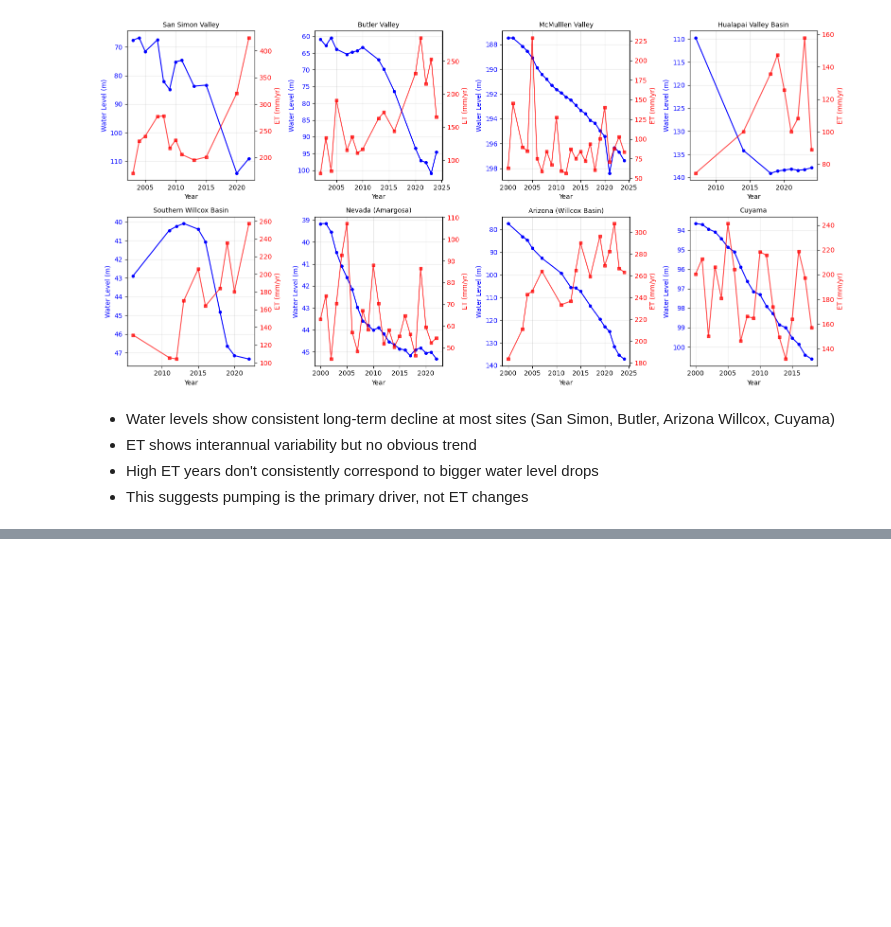
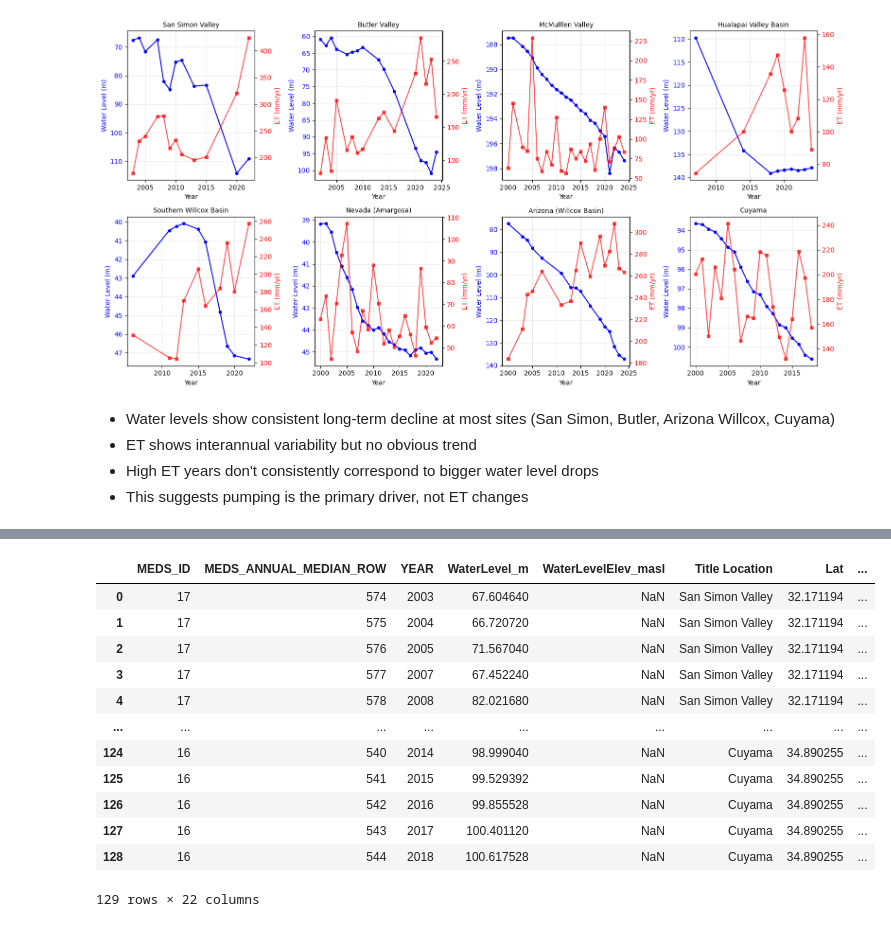
Before and after one commit to meds-AridGW/GW-depth-data-exploration, a Jupyter notebook: precipitation.ipynb, the cells around one changed output, grey strips where cells are left out. Saved outputs shown, nothing was run; the diff lists cells and outputs as text; code cells hidden in the pictures; blank space fills up the shorter version.

Commit message:
check out prism data

```diff
--- a/precipitation.ipynb
+++ b/precipitation.ipynb
@@ -307,0 +386,12 @@ plt.show()
+# %%
+# Add a new column in each sheet in ‘Data Exploration for Sites’ with the precipitation average for each site. And concatinate all site CSVs into one
+
+et_gw_merged_all_sites = et_gw_merged_all_sites.merge(
+    site_summary[["location", "mean_precip"]],
+    on="location",
+    how="left"
+)
+et_gw_merged_all_sites.head()
+
+# Save csv to enviorment
+#et_gw_merged_all_sites.to_csv("et_gw_merged_all_sites.csv", index=False)
@@ -307,0 +471,46 @@ plt.show()
+# %%
+import xarray as xr
+import numpy as np
+
+# Open raster
+ds = xr.open_dataset(
+    "/capstone/aridgw/data/prism_ppt_us_30s_20200101_avg_30y.tif",
+    engine="rasterio"
+)
+
+# Interpolate raster values at your site points
+# Use x = longitudes, y = latitudes
+values = ds["band_data"].interp(
+    x=xr.DataArray(et_gw_merged_all_sites["longitude"], dims="points"),
+    y=xr.DataArray(et_gw_merged_all_sites["latitude"], dims="points"),
+    method="nearest"  # nearest neighbor is fine for point extraction
+).values
+
+# Flatten to 1D and add to dataframe
+et_gw_merged_all_sites["prism_precip_daily"] = values.flatten()
+
+# Convert to annual precipitation in mm/year
+# Check your units first!
+# If PRISM is in inches/day:
+et_gw_merged_all_sites["prism_precip_annual_mm"] = (
+    et_gw_merged_all_sites["prism_precip_daily"] * 365
+)
+
+# If PRISM is already in mm/day, use:
+# et_gw_merged_all_sites["prism_precip_annual_mm"] = et_gw_merged_all_sites["prism_precip_daily"] * 365
+
+et_gw_merged_all_sites
+# %% [output]
+|  | MEDS_ID | MEDS_ANNUAL_MEDIAN_ROW | YEAR | WaterLevel_m | WaterLevelElev_masl | Title Location | Lat | ... |
+| 0 | 17 | 574 | 2003 | 67.604640 | NaN | San Simon Valley | 32.171194 | ... |
+| 1 | 17 | 575 | 2004 | 66.720720 | NaN | San Simon Valley | 32.171194 | ... |
+| 2 | 17 | 576 | 2005 | 71.567040 | NaN | San Simon Valley | 32.171194 | ... |
+| 3 | 17 | 577 | 2007 | 67.452240 | NaN | San Simon Valley | 32.171194 | ... |
+| 4 | 17 | 578 | 2008 | 82.021680 | NaN | San Simon Valley | 32.171194 | ... |
+| ... | ... | ... | ... | ... | ... | ... | ... | ... |
+| 124 | 16 | 540 | 2014 | 98.999040 | NaN | Cuyama | 34.890255 | ... |
+| 125 | 16 | 541 | 2015 | 99.529392 | NaN | Cuyama | 34.890255 | ... |
+| 126 | 16 | 542 | 2016 | 99.855528 | NaN | Cuyama | 34.890255 | ... |
+| 127 | 16 | 543 | 2017 | 100.401120 | NaN | Cuyama | 34.890255 | ... |
+| 128 | 16 | 544 | 2018 | 100.617528 | NaN | Cuyama | 34.890255 | ... |
+129 rows × 22 columns
```
Also changed, not shown: parts of 10 cells of this notebook.
